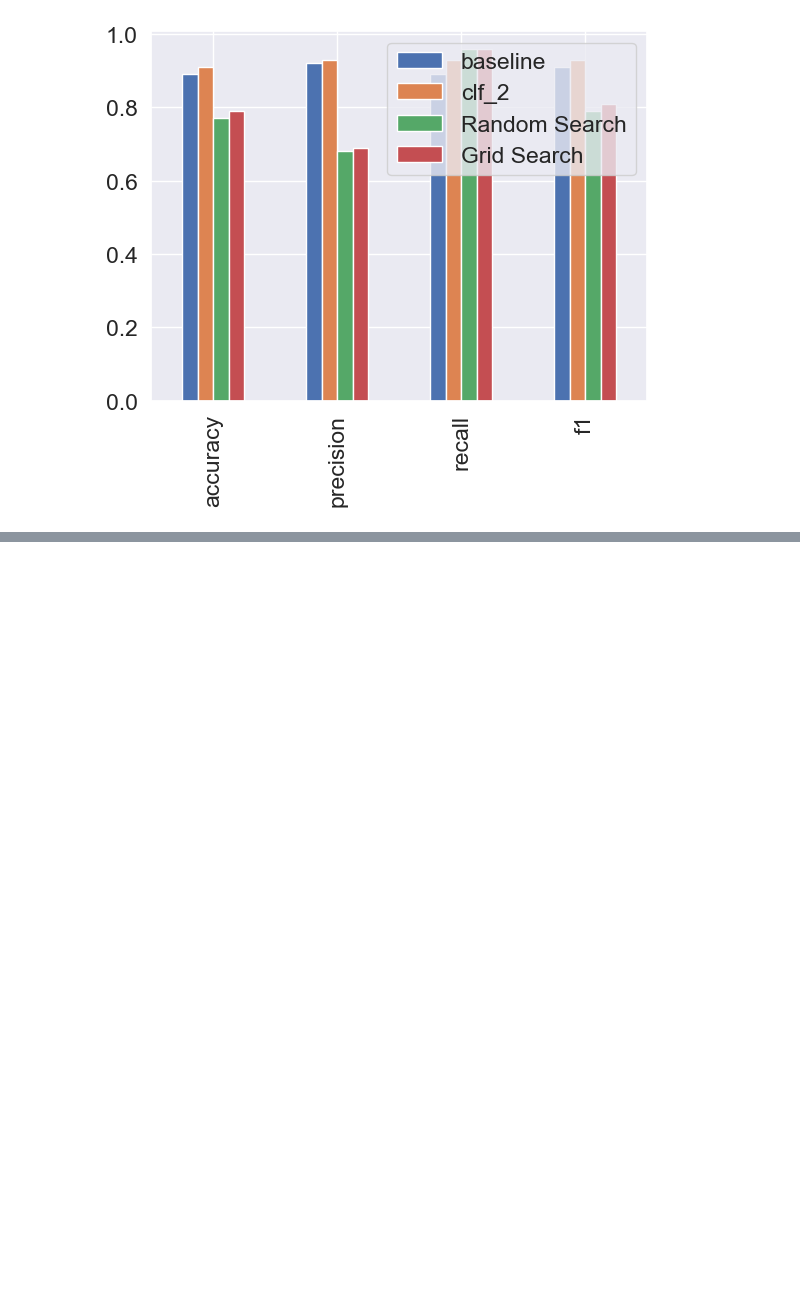
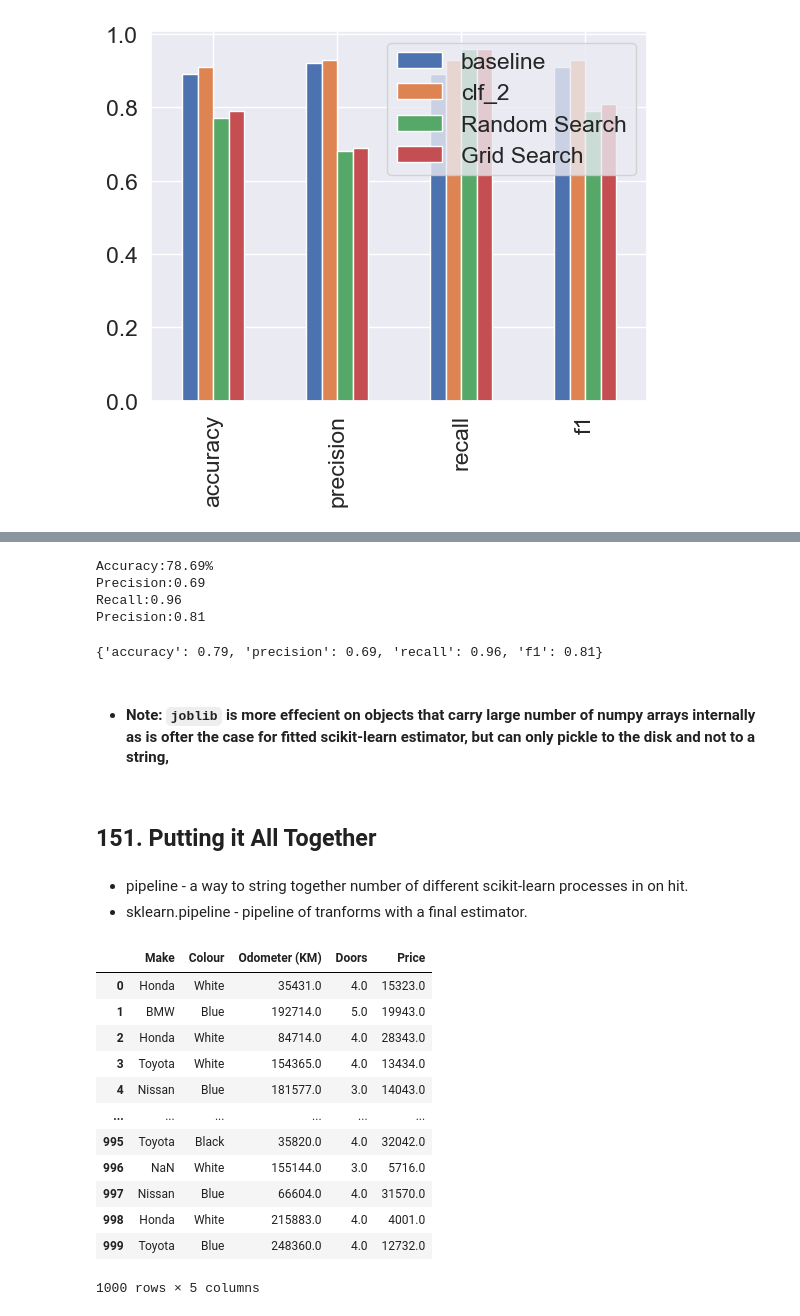
Before and after one commit to bhagya777/Machine-Learning, a Jupyter notebook: Scikit-learn.ipynb, the cells around one changed output, grey strips where cells are left out. Cells and saved outputs as stored; diff of their text form; code cells hidden in the pictures; blank space fills up the shorter version.

Commit message:
Scikit-learn

```diff
--- a/Scikit-learn.ipynb
+++ b/Scikit-learn.ipynb
@@ -1879,0 +1931,33 @@ compare_metrics.plot.bar()
+# %%
+joblib_y_preds=loaded_gs_model_joblib.predict(x_test)
+evaluate_preds_classification(y_test,joblib_y_preds)
+# %% [output]
+Accuracy:78.69%
+Precision:0.69
+Recall:0.96
+Precision:0.81
+{'accuracy': 0.79, 'precision': 0.69, 'recall': 0.96, 'f1': 0.81}
+# %% [markdown]
+* #### **Note**: `joblib` is more effecient on objects that carry large number of numpy arrays internally as is ofter the case for fitted scikit-learn estimator, but can only pickle to the disk and not to a string,
+# %% [markdown]
+## 151. Putting it All Together
+# %% [markdown]
+* pipeline - a way to string together number of different scikit-learn processes in on hit.
+* sklearn.pipeline - pipeline of tranforms with a final estimator.
+# %%
+data=pd.read_csv("Data/car-sales-extended-missing-data.csv")
+data
+# %% [output]
+|  | Make | Colour | Odometer (KM) | Doors | Price |
+| 0 | Honda | White | 35431.0 | 4.0 | 15323.0 |
+| 1 | BMW | Blue | 192714.0 | 5.0 | 19943.0 |
+| 2 | Honda | White | 84714.0 | 4.0 | 28343.0 |
+| 3 | Toyota | White | 154365.0 | 4.0 | 13434.0 |
+| 4 | Nissan | Blue | 181577.0 | 3.0 | 14043.0 |
+| ... | ... | ... | ... | ... | ... |
+| 995 | Toyota | Black | 35820.0 | 4.0 | 32042.0 |
+| 996 | NaN | White | 155144.0 | 3.0 | 5716.0 |
+| 997 | Nissan | Blue | 66604.0 | 4.0 | 31570.0 |
+| 998 | Honda | White | 215883.0 | 4.0 | 4001.0 |
+| 999 | Toyota | Blue | 248360.0 | 4.0 | 12732.0 |
+1000 rows × 5 columns
```
Also changed, not shown: parts of 18 cells of this notebook.
